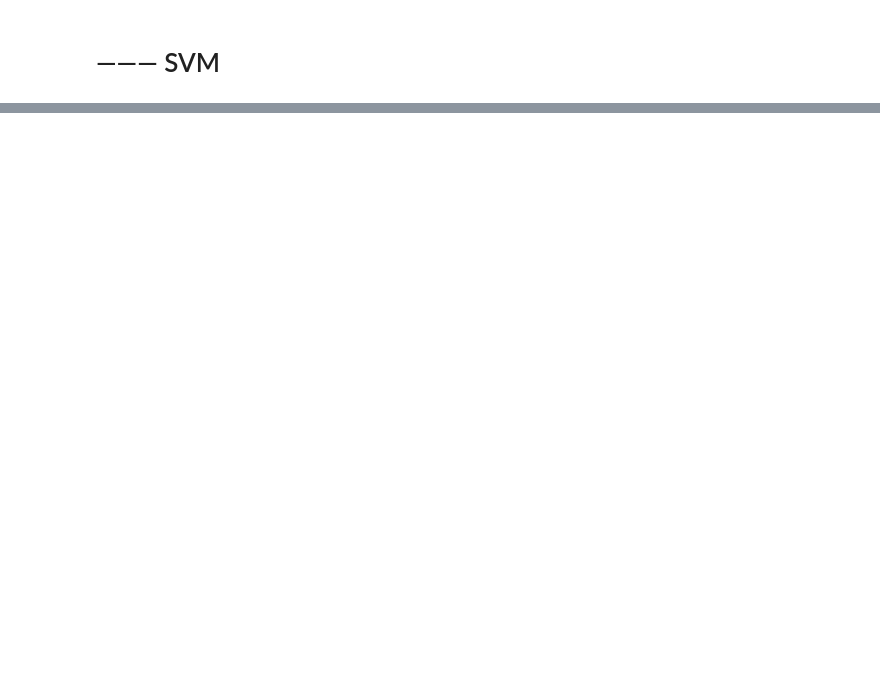
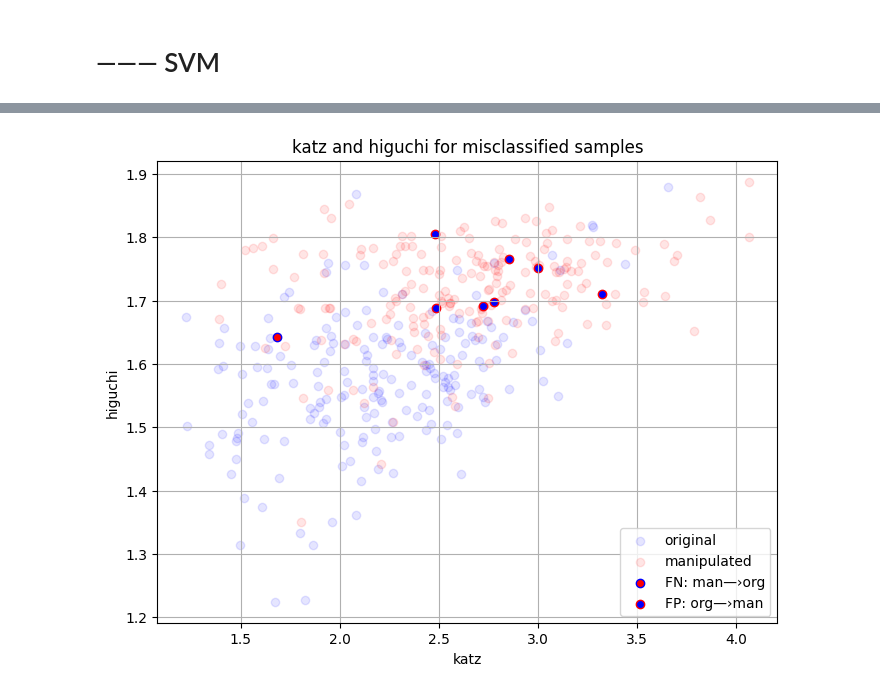
Before and after one commit to acmorelli/deep-fake-detection, a Jupyter notebook: timo/2_svm_features/2_rPPG2feature.ipynb, the cells around one changed output, grey strips where cells are left out. Saved outputs shown, nothing was run; the diff lists cells and outputs as text; code cells hidden in the pictures; blank space fills up the shorter version.

```diff
--- a/timo/2_svm_features/2_rPPG2feature.ipynb
+++ b/timo/2_svm_features/2_rPPG2feature.ipynb
@@ -486,7 +491,12 @@ X = scaler.fit_transform(X)
 
 X_train, X_test, y_train, y_test = train_test_split(X, y, test_size=0.3, random_state=42)
 
-model = SVC(kernel='rbf', C=1, gamma='scale')
+# Optimized Hpyerparameters
+p_kernel = 'rbf'
+p_C = 1
+p_gamma = 0.1
+
+model = SVC(kernel=p_kernel, C=p_C, gamma=p_gamma)
 model.fit(X_train, y_train)
 
 accuracy = model.score(X_test, y_test)
@@ -641,0 +702,28 @@ optimized accuracy:      94,37
+# %%
+
+featurelist = ['bpm', 'zero','katz','svd','dfa','higuchi','petros']
+
+df_fn = df_combined.loc[fn_names, featurelist]
+df_fp = df_combined.loc[fp_names, featurelist]
+
+x_feature = 'katz'
+y_feature = 'higuchi'
+
+plt.figure(figsize=(8, 6))
+
+
+plt.scatter(df_original[x_feature], df_original[y_feature], color='blue', alpha=0.1, label='original')
+plt.scatter(df_manipulated[x_feature], df_manipulated[y_feature], color='red', alpha=0.1, label='manipulated')
+
+plt.scatter(df_fn[x_feature], df_fn[y_feature], color='red', edgecolors='blue', linewidths=1,alpha=1, label='FN: man—›org')
+plt.scatter(df_fp[x_feature], df_fp[y_feature], color='blue', edgecolors='red', linewidths=1, alpha=1, label='FP: org—›man')
+
+plt.xlabel(x_feature)
+plt.ylabel(y_feature)
+plt.title(f'{x_feature} and {y_feature} for misclassified samples')
+
+plt.legend()
+plt.grid(True)
+plt.show()
+# %% [output]
+[figure, added]
```
Also changed, not shown: parts of 24 cells of this notebook, 19 other files.
